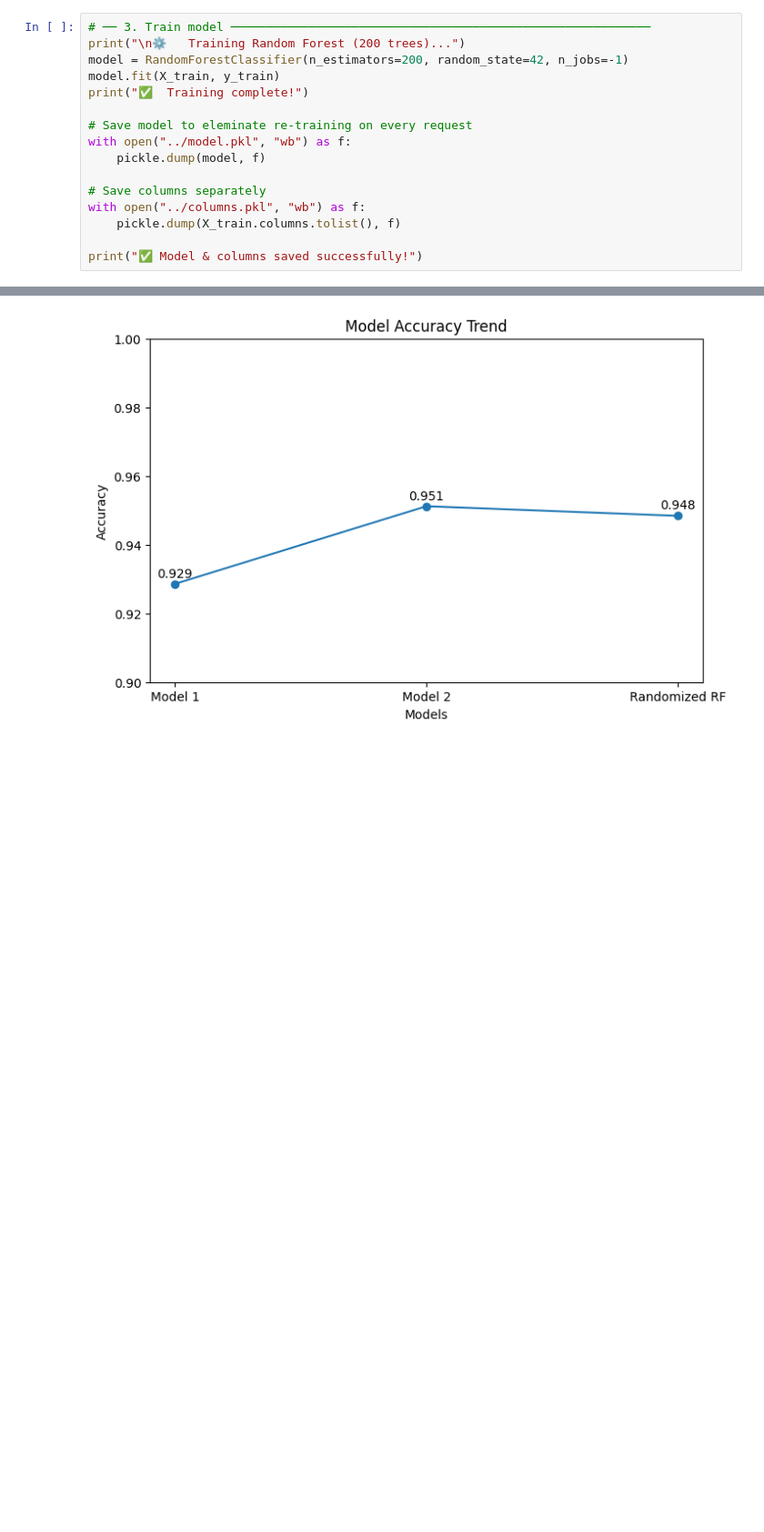
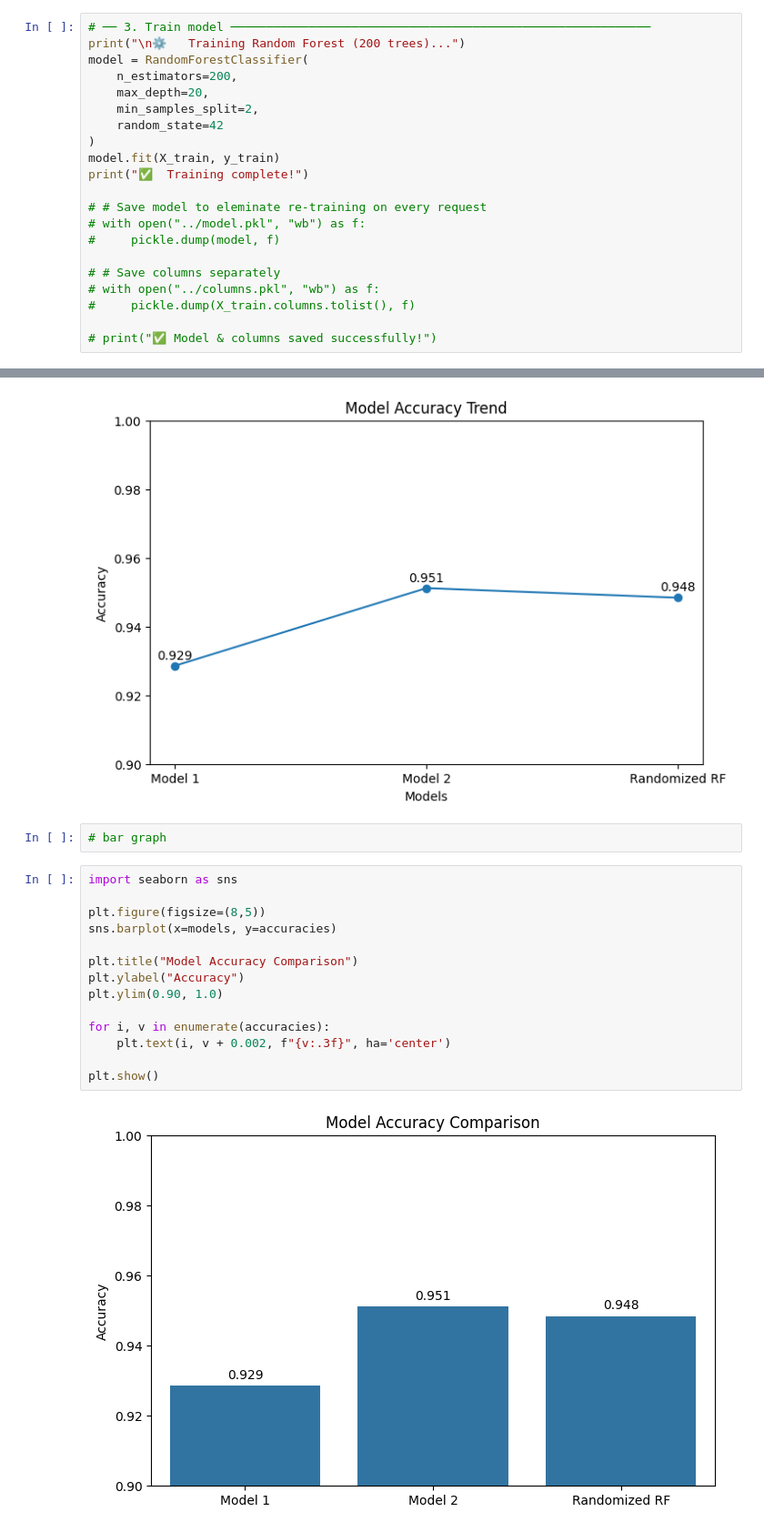
Before and after one commit to CodeWithNaVen/prescripto-next-app, a Jupyter notebook: python_engine/datasets/test.ipynb, the cells around one changed output, grey strips where cells are left out. Shown at 91% size. Cells and saved outputs as stored; diff of their text form; blank space fills up the shorter version.

```diff
--- a/python_engine/datasets/test.ipynb
+++ b/python_engine/datasets/test.ipynb
@@ -80,19 +80,24 @@ for disease, count in vc.items():
 # %%
 # ── 3. Train model ───────────────────────────────────────────────────────────
 print("\n⚙️   Training Random Forest (200 trees)...")
-model = RandomForestClassifier(n_estimators=200, random_state=42, n_jobs=-1)
+model = RandomForestClassifier(
+    n_estimators=200,
+    max_depth=20,
+    min_samples_split=2,
+    random_state=42
+)
 model.fit(X_train, y_train)
 print("✅  Training complete!")
 
-# Save model to eleminate re-training on every request
-with open("../model.pkl", "wb") as f:
-    pickle.dump(model, f)
+# # Save model to eleminate re-training on every request
+# with open("../model.pkl", "wb") as f:
+#     pickle.dump(model, f)
 
-# Save columns separately
-with open("../columns.pkl", "wb") as f:
-    pickle.dump(X_train.columns.tolist(), f)
+# # Save columns separately
+# with open("../columns.pkl", "wb") as f:
+#     pickle.dump(X_train.columns.tolist(), f)
 
-print("✅ Model & columns saved successfully!")
+# print("✅ Model & columns saved successfully!")
 # %% [output]
 ⚙️   Training Random Forest (200 trees)...
 ✅  Training complete!
@@ -285,3 +287,21 @@ for i, v in enumerate(accuracies):
 plt.show()
 # %% [output]
 [figure]
+# %%
+# bar graph
+# %%
+import seaborn as sns
+
+plt.figure(figsize=(8,5))
+sns.barplot(x=models, y=accuracies)
+
+plt.title("Model Accuracy Comparison")
+plt.ylabel("Accuracy")
+plt.ylim(0.90, 1.0)
+
+for i, v in enumerate(accuracies):
+    plt.text(i, v + 0.002, f"{v:.3f}", ha='center')
+
+plt.show()
+# %% [output]
+[figure, added]
```
Also changed, not shown: parts of 4 cells of this notebook, 2 other files.
